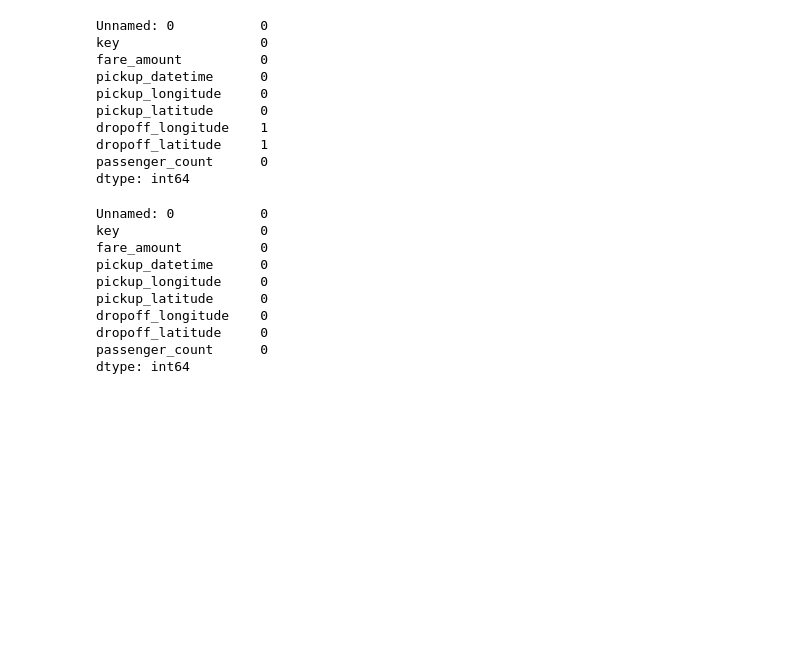
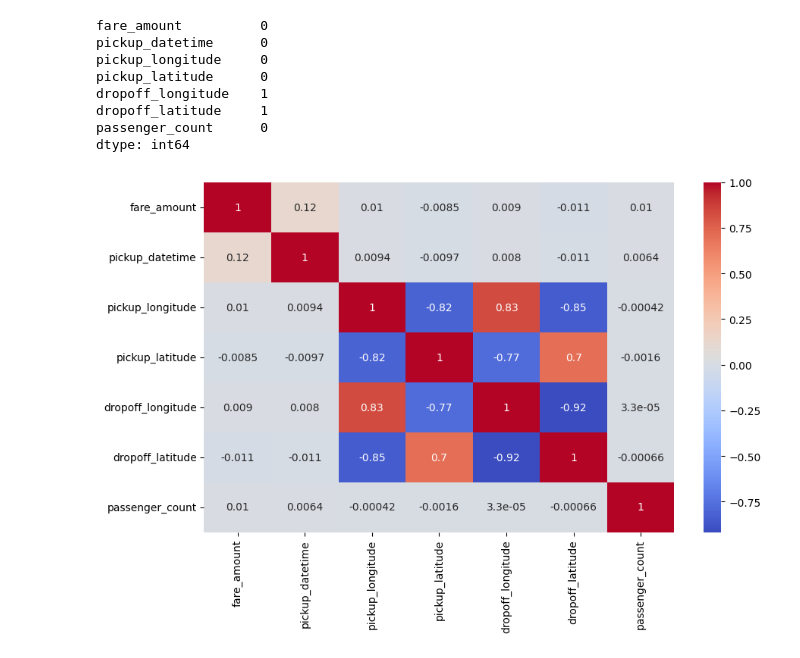
Before and after one commit to samarthsm1100/PICT-Lab, a Jupyter notebook: SEM-7/LP3/ML/A1.ipynb, the cells around one changed output. Drawn from its saved outputs; the diff is of its cells as text; code cells hidden in the pictures; blank space fills up the shorter version.

```diff
--- a/SEM-7/LP3/ML/A1.ipynb
+++ b/SEM-7/LP3/ML/A1.ipynb
@@ -12,3 +14,5 @@ df.head()
 | 2 | 44984355 | 2009-08-24 21:45:00.00000061 | 12.9 | 2009-08-24 21:45:00 UTC | -74.005043 | 40.740770 | ... |
 | 3 | 25894730 | 2009-06-26 08:22:21.0000001 | 5.3 | 2009-06-26 08:22:21 UTC | -73.976124 | 40.790844 | ... |
 | 4 | 17610152 | 2014-08-28 17:47:00.000000188 | 16.0 | 2014-08-28 17:47:00 UTC | -73.925023 | 40.744085 | ... |
+# %%
+df = df.drop(['Unnamed: 0', 'key'], axis=1)
@@ -14,0 +36,2 @@ df.head()
+# %%
+df['pickup_datetime'] = pd.to_datetime(df['pickup_datetime'])
@@ -15,8 +67,6 @@ df.head()
 # %%
 df.isnull().sum()
 # %% [output]
-Unnamed: 0           0
-key                  0
 fare_amount          0
 pickup_datetime      0
 pickup_longitude     0
@@ -27,16 +77,10 @@ passenger_count      0
 dtype: int64
 # %%
 df.dropna(inplace=True)
-# %%
-df.isnull().sum()
-# %% [output]
-Unnamed: 0           0
-key                  0
-fare_amount          0
-pickup_datetime      0
-pickup_longitude     0
-pickup_latitude      0
-dropoff_longitude    0
-dropoff_latitude     0
-passenger_count      0
-dtype: int64
+# %%
+correlation_matrix = df.corr()
+plt.figure(figsize=(10, 6))
+sns.heatmap(correlation_matrix, annot=True, cmap='coolwarm')
+plt.show()
+# %% [output]
+[figure, added]
```
Also changed, not shown: parts of 15 cells of this notebook.
